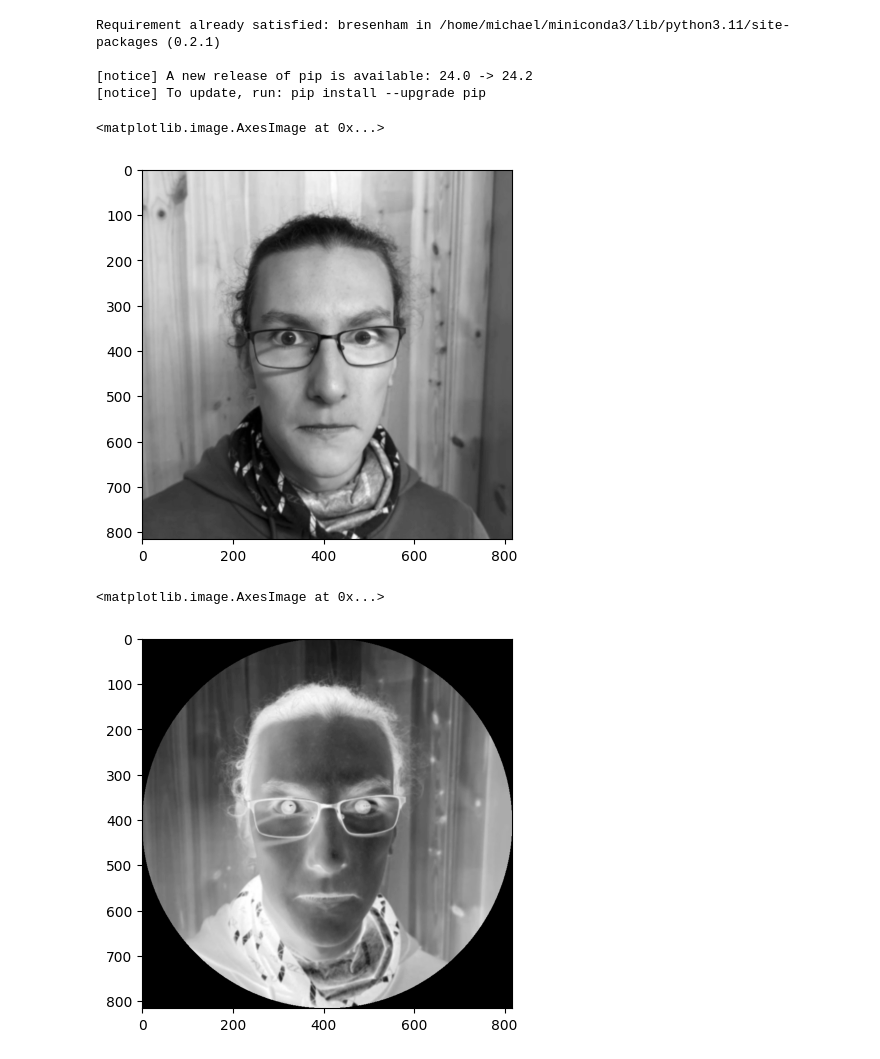
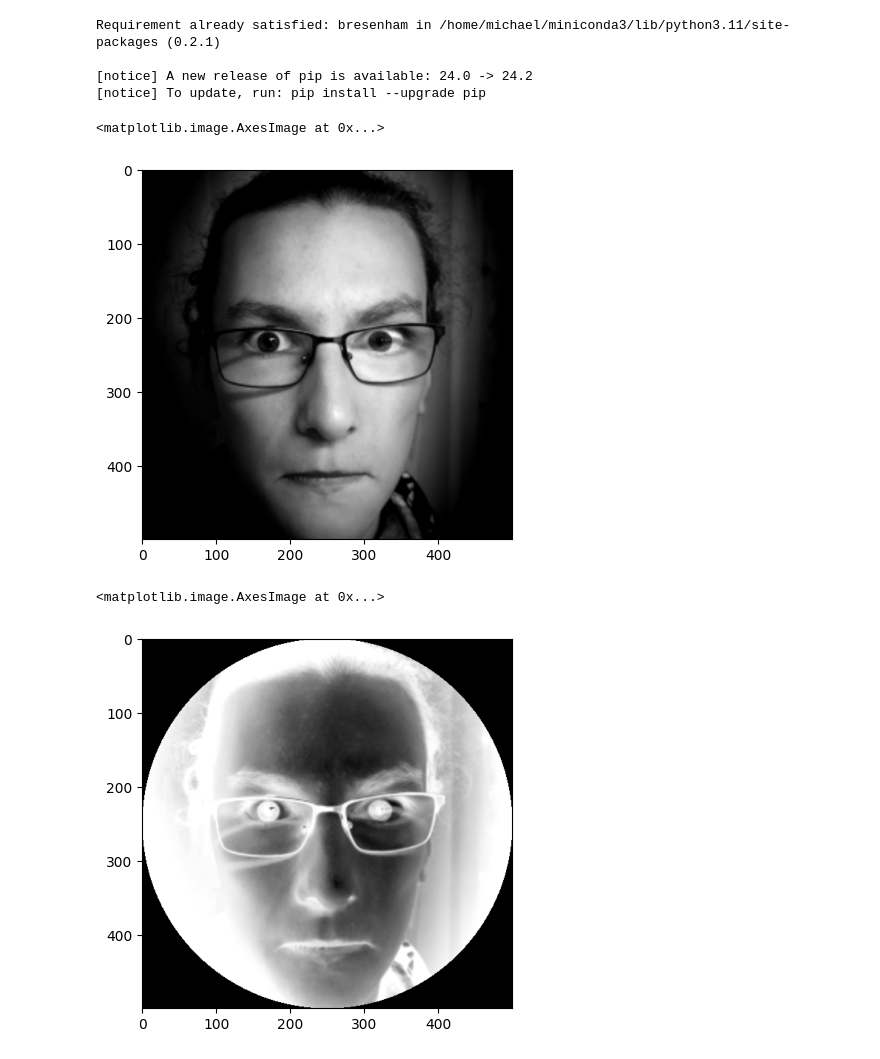
Before and after one commit to ticvac/konfera_string_art, a Jupyter notebook: mse/mse3.ipynb, the cells around one changed output. Saved outputs shown, nothing was run; the diff lists cells and outputs as text; code cells hidden in the pictures.

```diff
--- a/mse/mse3.ipynb
+++ b/mse/mse3.ipynb
@@ -16,23 +16,24 @@ import math
 from bresenham import bresenham as line_iter
 # %%
 img = cv2.imread("../radim.png")
-img = cv2.resize(img, (img.shape[0] * 2, img.shape[1] * 2))
-# img = np.full_like(img, 0)
+# k = 0.5
+# img = cv2.resize(img, (int(img.shape[1] * k), int(img.shape[0] * k)))
+img = cv2.resize(img, (500, 500))
 img = cv2.cvtColor(img, cv2.COLOR_BGR2GRAY)
 # cv2.line(img, (140, 140), (140, 140), 255, 150)
 
 orig = img.copy()
 
 canvas = np.full_like(img, 255)
 # img_16 = img.astype(np.int16)
 # canvas = np.full_like(img, 255)
 canvas[0, 0] = 0
 canvas[0, 1] = 255
 
 imshow(img, cmap="gray")
 # %% [output]
 <matplotlib.image.AxesImage at 0x...>
-[figure, old version]
+[figure, new version]
 # %%
 def create_circular_mask(h, w, center=None, radius=None):
 
@@ -59,7 +60,7 @@ img = imginverted
 imshow(img, cmap="gray")
 # %% [output]
 <matplotlib.image.AxesImage at 0x...>
-[figure, old version]
+[figure, new version]
 # %%
 def generate_circle_points(center, radius, n):
     angles = np.linspace(0, 2 * np.pi, n, endpoint=False)
```
Also changed, not shown: parts of 3 cells of this notebook, 3 other files.
